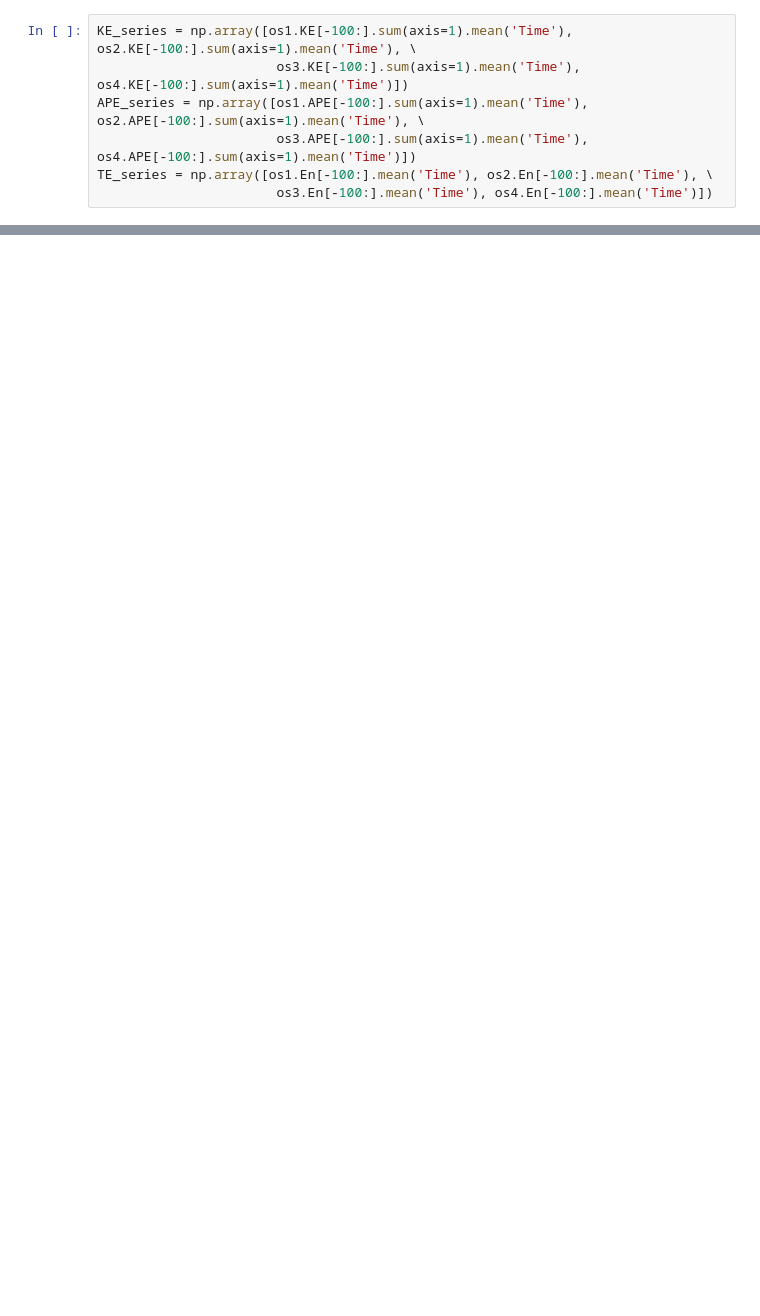
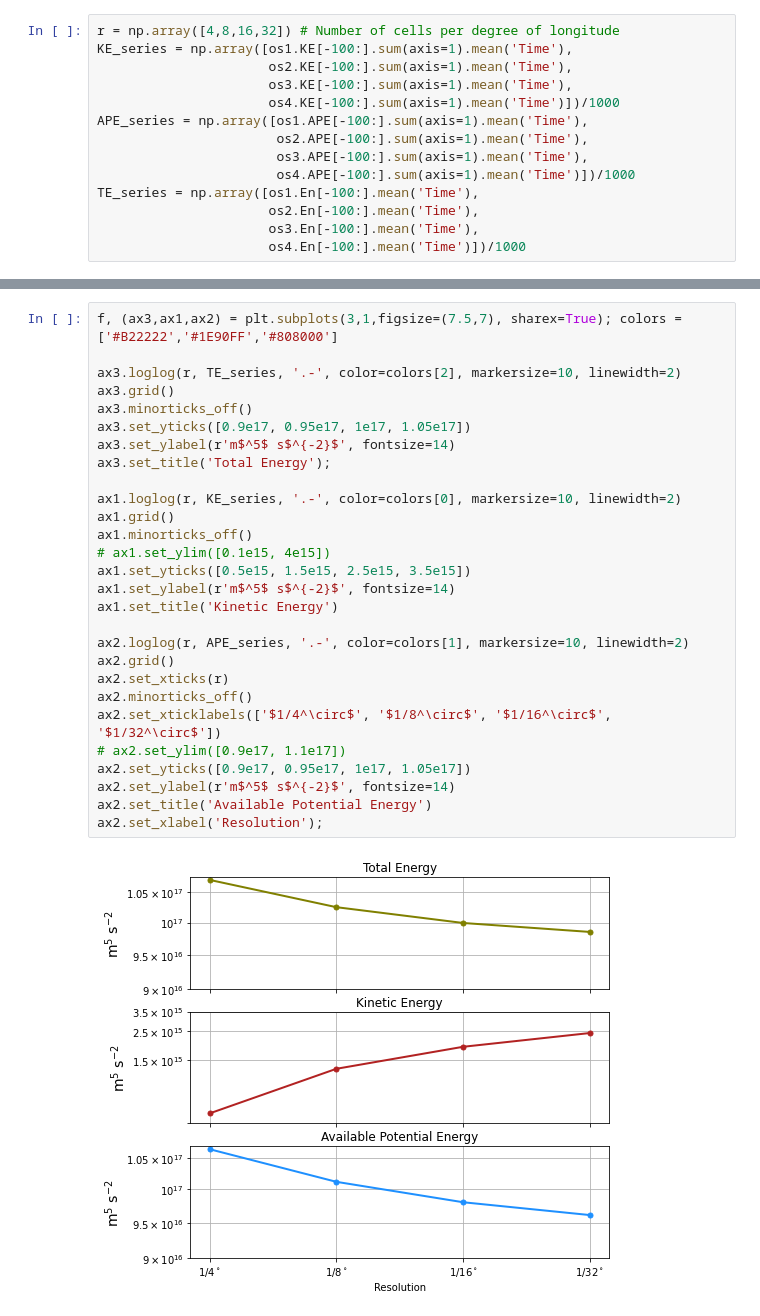
Before and after one commit to ocean-eddy-cpt/NeverWorld2, a Jupyter notebook: notebooks/paper/Fig11-energy-per-resolution.ipynb, the cells around one changed output, grey strips where cells are left out. Cells and saved outputs as stored; diff of their text form; blank space fills up the shorter version.

```diff
--- a/notebooks/paper/Fig11-energy-per-resolution.ipynb
+++ b/notebooks/paper/Fig11-energy-per-resolution.ipynb
@@ -62,7 +33,14 @@ time4=time3[-1]+np.arange(os4.Time.shape[0])*5
 # %%
-KE_series = np.array([os1.KE[-100:].sum(axis=1).mean('Time'), os2.KE[-100:].sum(axis=1).mean('Time'), \
-                       os3.KE[-100:].sum(axis=1).mean('Time'), os4.KE[-100:].sum(axis=1).mean('Time')])
-APE_series = np.array([os1.APE[-100:].sum(axis=1).mean('Time'), os2.APE[-100:].sum(axis=1).mean('Time'), \
-                       os3.APE[-100:].sum(axis=1).mean('Time'), os4.APE[-100:].sum(axis=1).mean('Time')])
-TE_series = np.array([os1.En[-100:].mean('Time'), os2.En[-100:].mean('Time'), \
-                       os3.En[-100:].mean('Time'), os4.En[-100:].mean('Time')])
+r = np.array([4,8,16,32]) # Number of cells per degree of longitude
+KE_series = np.array([os1.KE[-100:].sum(axis=1).mean('Time'),
+                      os2.KE[-100:].sum(axis=1).mean('Time'),
+                      os3.KE[-100:].sum(axis=1).mean('Time'),
+                      os4.KE[-100:].sum(axis=1).mean('Time')])/1000
+APE_series = np.array([os1.APE[-100:].sum(axis=1).mean('Time'),
+                       os2.APE[-100:].sum(axis=1).mean('Time'),
+                       os3.APE[-100:].sum(axis=1).mean('Time'),
+                       os4.APE[-100:].sum(axis=1).mean('Time')])/1000
+TE_series = np.array([os1.En[-100:].mean('Time'),
+                      os2.En[-100:].mean('Time'),
+                      os3.En[-100:].mean('Time'),
+                      os4.En[-100:].mean('Time')])/1000
@@ -172,0 +52,30 @@ plt.grid()
+# %%
+f, (ax3,ax1,ax2) = plt.subplots(3,1,figsize=(7.5,7), sharex=True); colors = ['#B22222','#1E90FF','#808000']
+
+ax3.loglog(r, TE_series, '.-', color=colors[2], markersize=10, linewidth=2)
+ax3.grid()
+ax3.minorticks_off()
+ax3.set_yticks([0.9e17, 0.95e17, 1e17, 1.05e17])
+ax3.set_ylabel(r'm$^5$ s$^{-2}$', fontsize=14)
+ax3.set_title('Total Energy');
+
+ax1.loglog(r, KE_series, '.-', color=colors[0], markersize=10, linewidth=2)
+ax1.grid()
+ax1.minorticks_off()
+# ax1.set_ylim([0.1e15, 4e15])
+ax1.set_yticks([0.5e15, 1.5e15, 2.5e15, 3.5e15])
+ax1.set_ylabel(r'm$^5$ s$^{-2}$', fontsize=14)
+ax1.set_title('Kinetic Energy')
+
+ax2.loglog(r, APE_series, '.-', color=colors[1], markersize=10, linewidth=2)
+ax2.grid()
+ax2.set_xticks(r)
+ax2.minorticks_off()
+ax2.set_xticklabels(['$1/4^\circ$', '$1/8^\circ$', '$1/16^\circ$', '$1/32^\circ$'])
+# ax2.set_ylim([0.9e17, 1.1e17])
+ax2.set_yticks([0.9e17, 0.95e17, 1e17, 1.05e17])
+ax2.set_ylabel(r'm$^5$ s$^{-2}$', fontsize=14)
+ax2.set_title('Available Potential Energy')
+ax2.set_xlabel('Resolution');
+# %% [output]
+[figure, added]
```
Also changed, not shown: parts of 11 cells of this notebook, 8 other files.
